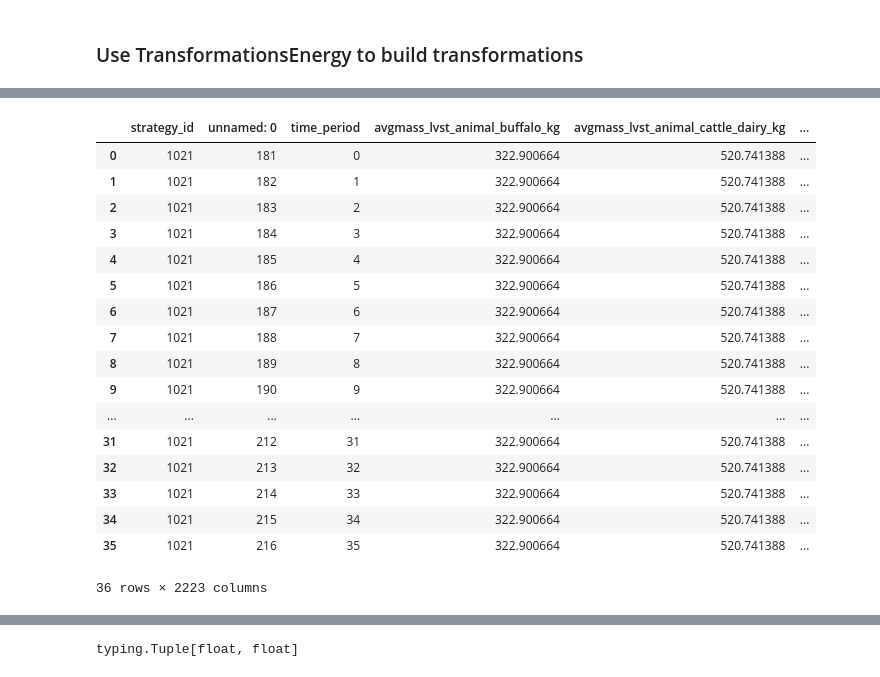
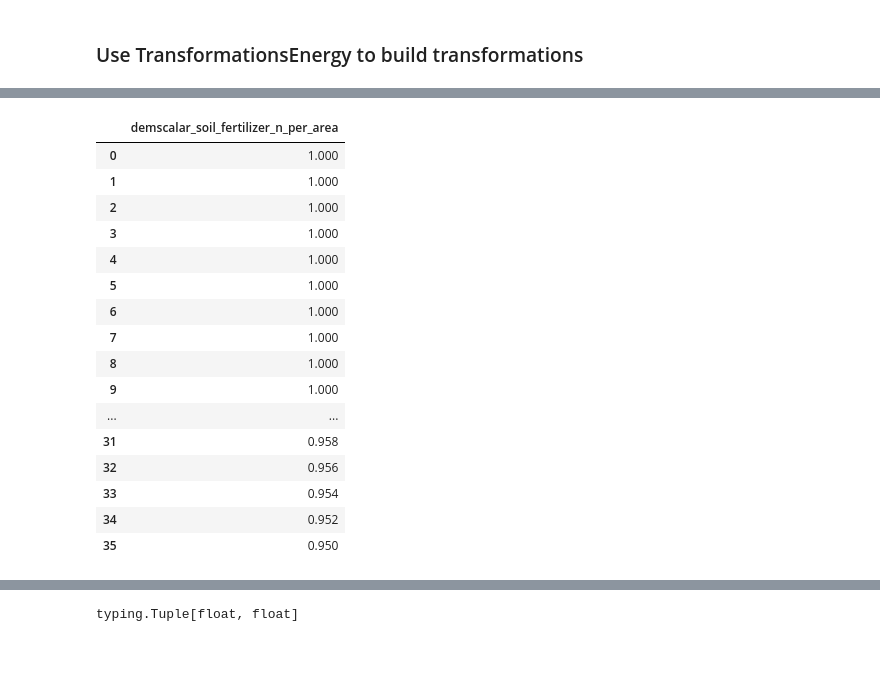
Before and after one commit to jarojasag/lac_decarbonization, a Jupyter notebook: python/build_transformations_energy.ipynb, the cells around one changed output, grey strips where cells are left out. Saved outputs shown, nothing was run; the diff lists cells and outputs as text; code cells hidden in the pictures.

Commit message:
updated MSP numbers to include wind, added a repo.write_from_rbd to jupyter-notebook for SSP Data API, and continued adding to AFOLU transformations

```diff
--- a/python/build_transformations_energy.ipynb
+++ b/python/build_transformations_energy.ipynb
@@ -1296,5 +1296,5 @@ transformations_ippu = dti.TransformationsIPPU(
 
 # initialze output components
 #df_out = transformations_energy.build_strategies_long()#(strategies = [0, 3003])
-df_out = transformations_afolu.build_strategies_long(strategies = [1021])
+df_out = transformations_afolu.build_strategies_long()#strategies = [1021])
 # %% [output]
@@ -1310,46 +1318,37 @@ df_out = transformations_afolu.build_strategies_long(strategies = [1021])
 # %%
-df_test = df_input_ag[
-    df_input_ag["iso_code3"].isin(["BRA"])
+df_test = df_out[
+    df_out["strategy_id"].isin([1010])
+    & df_out["iso_code3"].isin(["BRA"])
 ]
 
 
-importlib.reload(sf)
-importlib.reload(tbg)
-importlib.reload(tba)
+#modvar = transformations_afolu.model_afolu.modvar_soil_demscalar_fertilizer
+#modvar = transformations_afolu.model_afolu.modvar_soil_demscalar_liming
+#modvar = transformations_afolu.model_afolu.modvar_lndu_factor_soil_management
+#modvar = transformations_afolu.model_afolu.modvar_agrc_yf
+#modvar = transformations_afolu.model_afolu.modvar_lvst_ef_ch4_ef
+#modvar = transformations_afolu.model_afolu.modvar_lvst_carrying_capacity_scalar
 
-
-tba.transformation_lvst_reduce_enteric_fermentation(
+sa.model_attributes.get_standard_variables(
     df_test,
-    {
-        "buffalo": 0.2,
-        "cattle_dairy": 0.2,
-        "cattle_nondairy": 0.2,
-        "goats": 0.28,
-        "sheep": 0.28
-    },
-    transformations_afolu.vec_implementation_ramp,
-    transformations_afolu.model_attributes,
-    model_afolu = transformations_afolu.model_afolu,
-    #categories = ["cement", "chemicals", "thiog"],
-    strategy_id = 1021
+    modvar
 )
 # %% [output]
-|  | strategy_id | unnamed: 0 | time_period | avgmass_lvst_animal_buffalo_kg | avgmass_lvst_animal_cattle_dairy_kg | ... |
-| 0 | 1021 | 181 | 0 | 322.900664 | 520.741388 | ... |
-| 1 | 1021 | 182 | 1 | 322.900664 | 520.741388 | ... |
-| 2 | 1021 | 183 | 2 | 322.900664 | 520.741388 | ... |
-| 3 | 1021 | 184 | 3 | 322.900664 | 520.741388 | ... |
-| 4 | 1021 | 185 | 4 | 322.900664 | 520.741388 | ... |
-| 5 | 1021 | 186 | 5 | 322.900664 | 520.741388 | ... |
-| 6 | 1021 | 187 | 6 | 322.900664 | 520.741388 | ... |
-| 7 | 1021 | 188 | 7 | 322.900664 | 520.741388 | ... |
-| 8 | 1021 | 189 | 8 | 322.900664 | 520.741388 | ... |
-| 9 | 1021 | 190 | 9 | 322.900664 | 520.741388 | ... |
-| ... | ... | ... | ... | ... | ... | ... |
-| 31 | 1021 | 212 | 31 | 322.900664 | 520.741388 | ... |
-| 32 | 1021 | 213 | 32 | 322.900664 | 520.741388 | ... |
-| 33 | 1021 | 214 | 33 | 322.900664 | 520.741388 | ... |
-| 34 | 1021 | 215 | 34 | 322.900664 | 520.741388 | ... |
-| 35 | 1021 | 216 | 35 | 322.900664 | 520.741388 | ... |
+|  | demscalar_soil_fertilizer_n_per_area |
+| 0 | 1.000 |
+| 1 | 1.000 |
+| 2 | 1.000 |
+| 3 | 1.000 |
+| 4 | 1.000 |
+| 5 | 1.000 |
+| 6 | 1.000 |
+| 7 | 1.000 |
+| 8 | 1.000 |
+| 9 | 1.000 |
+| ... | ... |
+| 31 | 0.958 |
+| 32 | 0.956 |
+| 33 | 0.954 |
+| 34 | 0.952 |
+| 35 | 0.950 |
-36 rows × 2223 columns
 # %%
```
Also changed, not shown: parts of 2 cells of this notebook, 8 other files.
